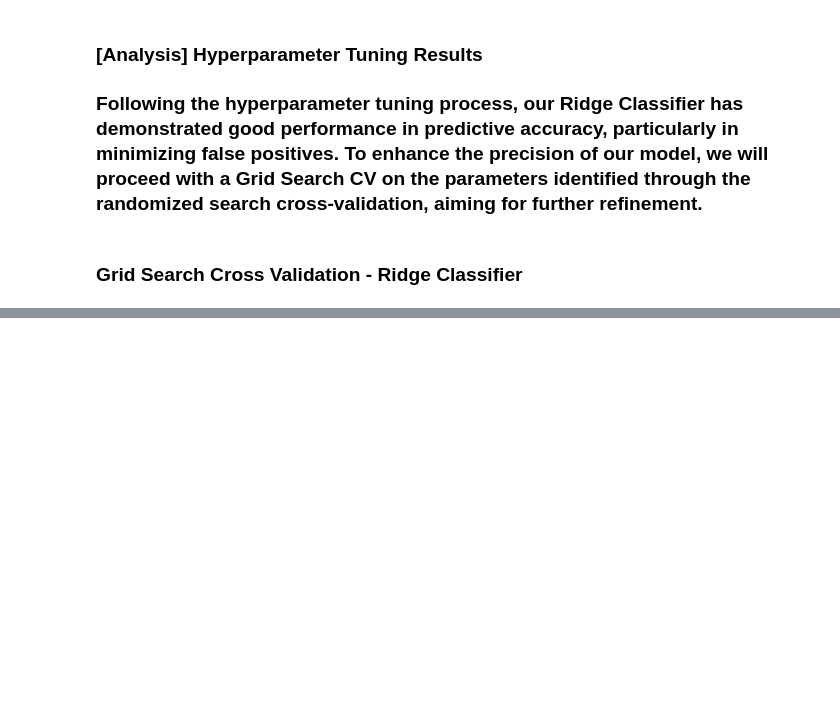
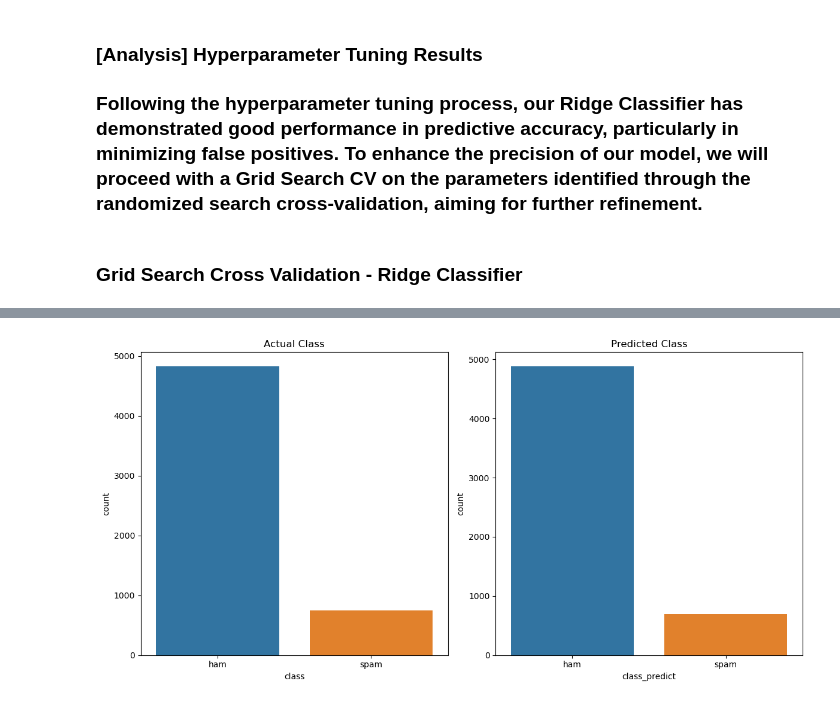
Before and after one commit to Wilson-CK/Capstone_Project, a Jupyter notebook: Capstone_Project.ipynb, the cells around one changed output, grey strips where cells are left out. Drawn from its saved outputs; the diff is of its cells as text; code cells hidden in the pictures; blank space fills up the shorter version.

```diff
--- a/Capstone_Project.ipynb
+++ b/Capstone_Project.ipynb
@@ -933,0 +968,25 @@ Test Confusion Matrix:
+# %%
+# Select first 2 columns
+final_df = df.iloc[:, :2]
+# %%
+# Add a new column named "class_predict" to the final_df dataframe and populate it with the predictions
+final_df["class_predict"] = final_prediction
+# %%
+# Define class mapping dictionary of spam and ham
+class_mapping = {0: "ham", 1:"spam"}
+# %%
+# Convert numerical class labels back to their corresponding categorical labels
+final_df.class_predict = final_df.class_predict.map(class_mapping)
+# %%
+# Creating side-by-side comparison of the actual class distribution and the predicted class distribution; provide insights to final model's performance
+
+plt.figure(figsize=(12,6))
+plt.subplot(121)
+plt.title("Actual Class")
+sns.countplot(data=final_df, x="class")
+plt.subplot(122)
+plt.title("Predicted Class")
+sns.countplot(data=final_df, x="class_predict")
+plt.tight_layout()
+# %% [output]
+[figure, added]
```
Also changed, not shown: parts of 21 cells of this notebook.
